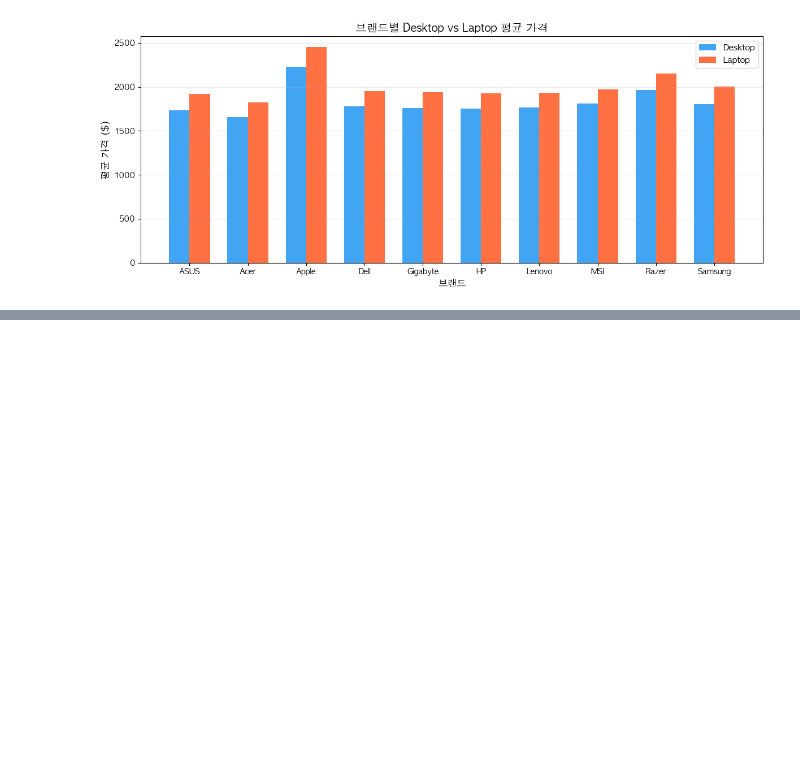
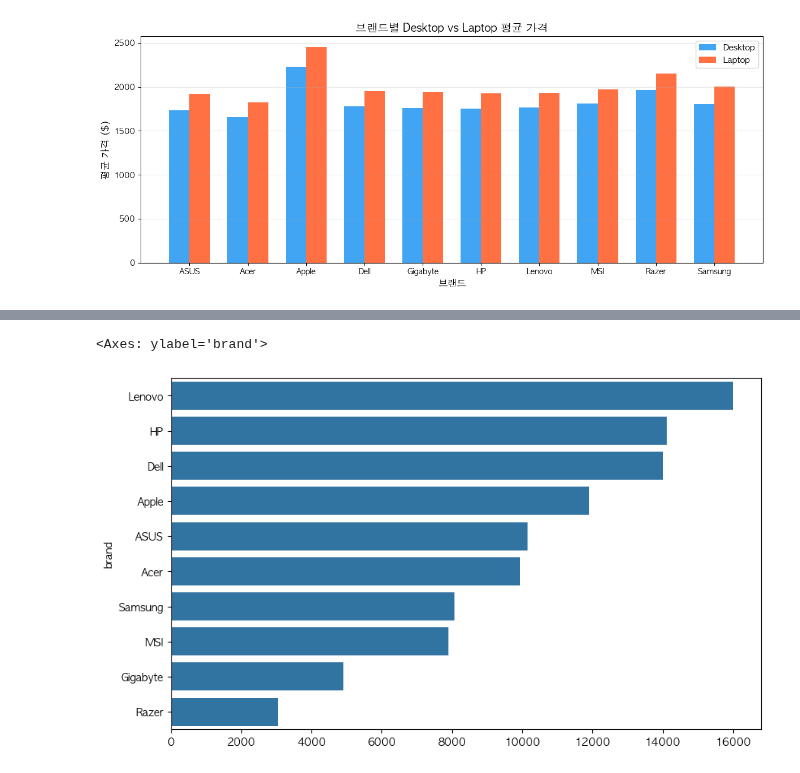
Before and after one commit to icesnake72/aice, a Jupyter notebook: test05.ipynb, the cells around one changed output, grey strips where cells are left out. Saved outputs shown, nothing was run; the diff lists cells and outputs as text; code cells hidden in the pictures; blank space fills up the shorter version.

```diff
--- a/test05.ipynb
+++ b/test05.ipynb
@@ -306,0 +339,5 @@ plt.show()
+# %%
+sns.barplot(x=df_comp_count.values, y=df_comp_count.index)
+# %% [output]
+<Axes: ylabel='brand'>
+[figure, added]
```
Also changed, not shown: parts of 21 cells of this notebook, 4 other files.
